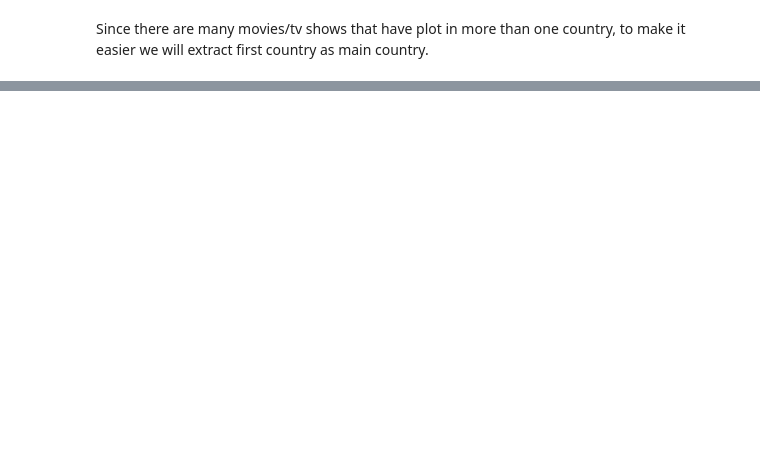
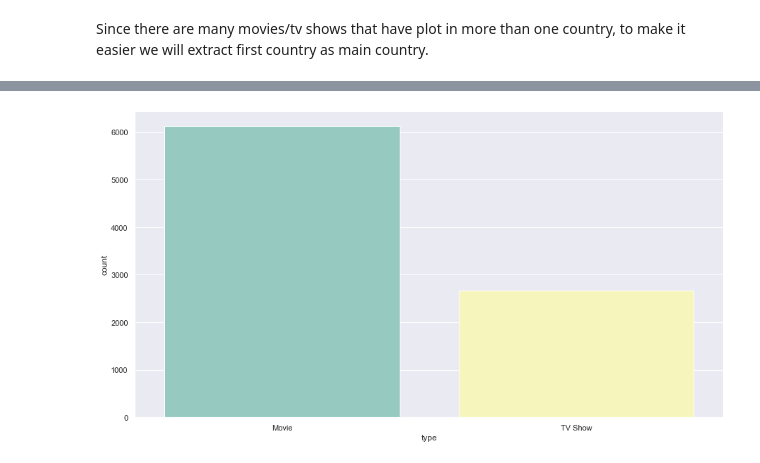
Before and after one commit to lamhib1310/Netflix-EDA, a Jupyter notebook: Netflix - EDA .ipynb, the cells around one changed output, grey strips where cells are left out. Saved outputs shown, nothing was run; the diff lists cells and outputs as text; code cells hidden in the pictures; blank space fills up the shorter version.

```diff
--- a/Netflix - EDA .ipynb
+++ b/Netflix - EDA .ipynb
@@ -267,0 +296,9 @@ netflix['main_country'] = netflix['country'].apply(lambda x: x.split(",")[0])
+# %%
+#vertically
+import seaborn as sns
+sns.set(rc = {'figure.figsize':(15,8)})
+sns.set_theme(style = 'darkgrid')
+
+ax = sns.countplot(x = 'type', data = netflix, palette="Set3")
+# %% [output]
+[figure, added]
```
Also changed, not shown: parts of 49 cells of this notebook.
